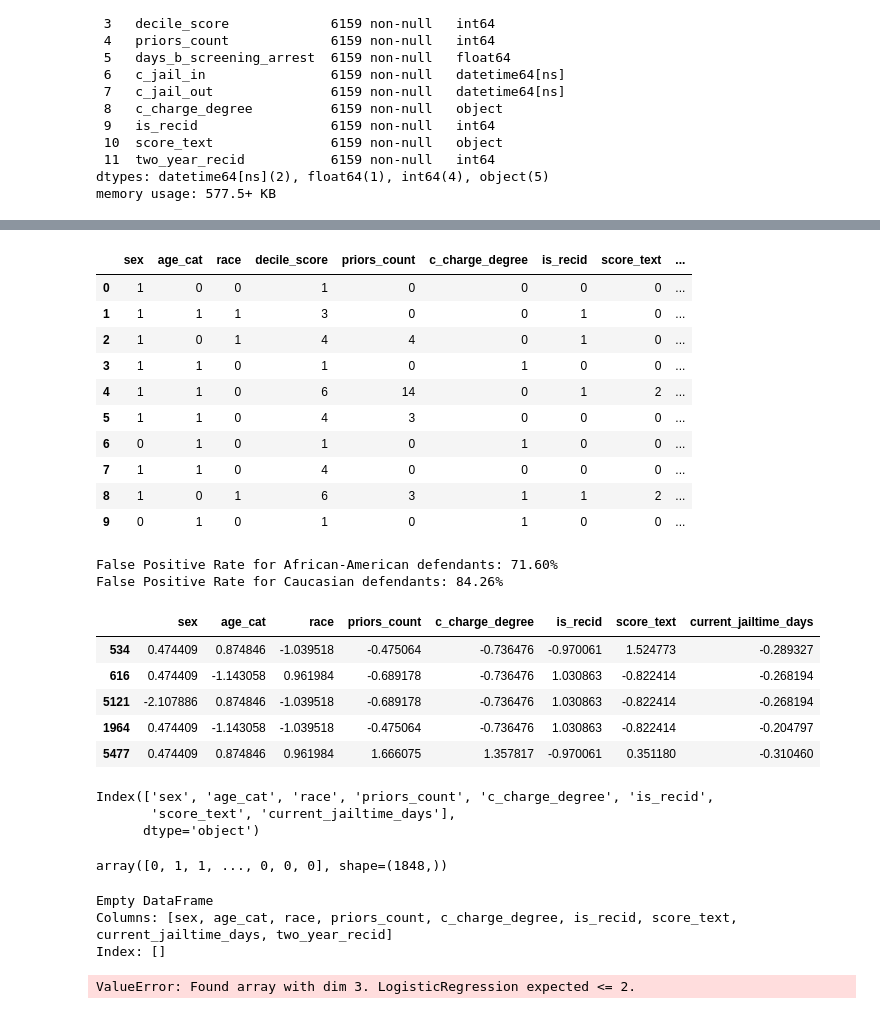
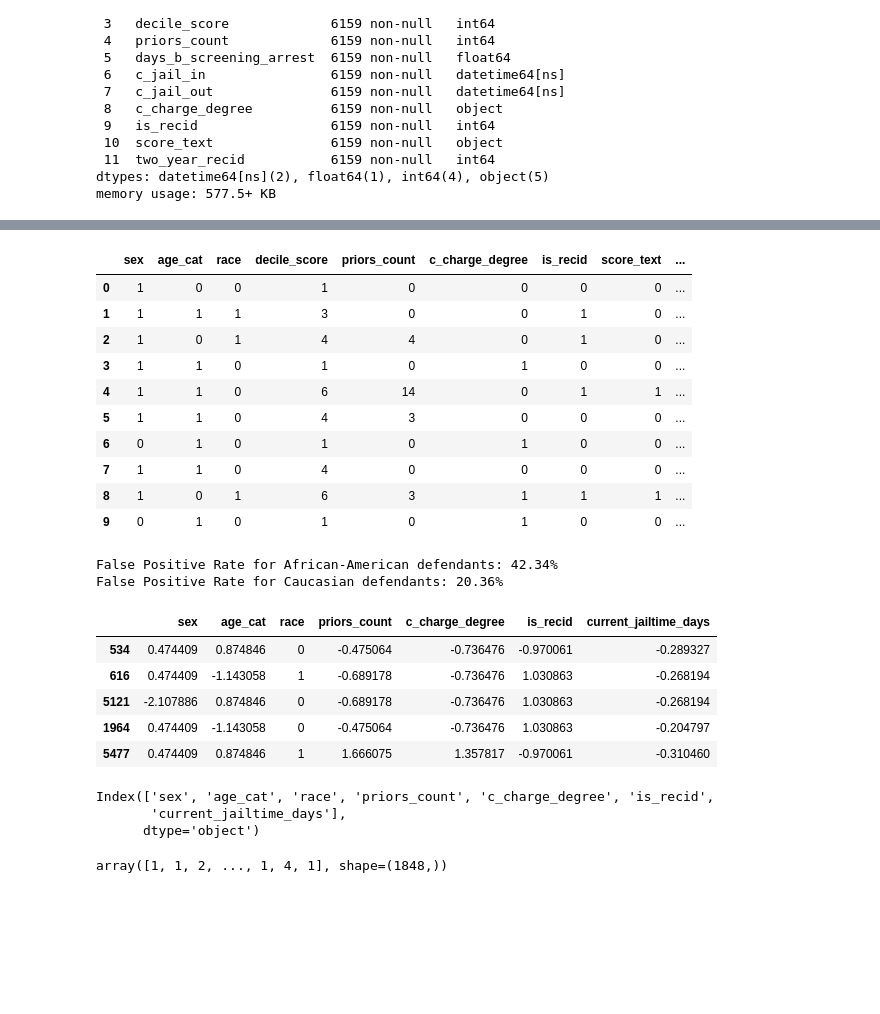
Before and after one commit to chess10kp/compass, a Jupyter notebook: compass.ipynb, the cells around one changed output, grey strips where cells are left out. Cells and saved outputs as stored; diff of their text form; code cells hidden in the pictures; blank space fills up the shorter version.

```diff
--- a/compass.ipynb
+++ b/compass.ipynb
@@ -104,6 +101,6 @@ df["race"] =  df["race"].apply(lambda x: 1 if (x == "African-American") else 0)
 df["sex"] = df["sex"].apply(lambda x: 1 if (x == "Male") else 0)
 df["age_cat"] = df["age_cat"].apply(lambda x: 1 if (x == "25 - 45") else 0)
 df["c_charge_degree"] = df["c_charge_degree"].apply(lambda x: 1 if (x == "M") else 0)
-df["score_text"] = df["score_text"].apply(lambda x: 1 if (x == "High") else 2 if (x == "Medium") else 0)
-df.head()
+df["score_text"] = df["score_text"].apply(lambda x: 2 if (x == "High") else 1 if (x == "Medium") else 0)
+df.info()
 # %% [output]
@@ -141,11 +129,11 @@ df.head(10)
 | 1 | 1 | 1 | 1 | 3 | 0 | 0 | 1 | 0 | ... |
 | 2 | 1 | 0 | 1 | 4 | 4 | 0 | 1 | 0 | ... |
 | 3 | 1 | 1 | 0 | 1 | 0 | 1 | 0 | 0 | ... |
-| 4 | 1 | 1 | 0 | 6 | 14 | 0 | 1 | 2 | ... |
+| 4 | 1 | 1 | 0 | 6 | 14 | 0 | 1 | 1 | ... |
 | 5 | 1 | 1 | 0 | 4 | 3 | 0 | 0 | 0 | ... |
 | 6 | 0 | 1 | 0 | 1 | 0 | 1 | 0 | 0 | ... |
 | 7 | 1 | 1 | 0 | 4 | 0 | 0 | 0 | 0 | ... |
-| 8 | 1 | 0 | 1 | 6 | 3 | 1 | 1 | 2 | ... |
+| 8 | 1 | 0 | 1 | 6 | 3 | 1 | 1 | 1 | ... |
 | 9 | 0 | 1 | 0 | 1 | 0 | 1 | 0 | 0 | ... |
 # %%
 # replicating propublica's research - NO MODEL
@@ -155,10 +143,9 @@ analysis = df[['race', 'score_text', 'two_year_recid']]
 # ASSUMPTION: score_text scales linear for danger
 # csv = pd.get_dummies(analysis ,columns=['score_text', 'race'])
 
-# Filter for defendants who did NOT recidivate
 non_recid = analysis[analysis['two_year_recid'] == 0]
 total_non_recid = non_recid['race'].value_counts()
-fpr = non_recid[non_recid['score_text'].isin([0, 1])]
+fpr = non_recid[non_recid['score_text'].isin([1, 2])]
 fpr_by_race = fpr['race'].value_counts()
 
 fpr_AA = fpr_by_race[1] / total_non_recid[1]
@@ -168,30 +155,30 @@ fpr_AA, fpr_non_AA
 print(f"False Positive Rate for African-American defendants: {fpr_AA:.2%}")
 print(f"False Positive Rate for Caucasian defendants: {fpr_non_AA:.2%}")
 # %% [output]
-False Positive Rate for African-American defendants: 71.60%
-False Positive Rate for Caucasian defendants: 84.26%
+False Positive Rate for African-American defendants: 42.34%
+False Positive Rate for Caucasian defendants: 20.36%
 # %%
 from sklearn.model_selection import train_test_split
 from sklearn.linear_model import LogisticRegression
 from sklearn.preprocessing import StandardScaler
 
 # simple logistic regression model
-X, y = df.drop(['two_year_recid', 'decile_score'], axis=1), df['two_year_recid']
+X, y = df.drop(['two_year_recid', 'decile_score', 'score_text'], axis=1), df['decile_score']
 X_train, X_test, y_train, y_test = train_test_split(X, y, test_size=0.3, random_state=100)
 
-numerical_cols = X_train.select_dtypes(include=np.number).columns
+numerical_cols = X_train.select_dtypes(include=np.number).drop(['race'], axis=1).columns
 scaler = StandardScaler()
 X_train[numerical_cols] = scaler.fit_transform(X_train[numerical_cols])
 X_test[numerical_cols] = scaler.transform(X_test[numerical_cols])
 
 X_test.head()
 # %% [output]
-|  | sex | age_cat | race | priors_count | c_charge_degree | is_recid | score_text | current_jailtime_days |
-| 534 | 0.474409 | 0.874846 | -1.039518 | -0.475064 | -0.736476 | -0.970061 | 1.524773 | -0.289327 |
-| 616 | 0.474409 | -1.143058 | 0.961984 | -0.689178 | -0.736476 | 1.030863 | -0.822414 | -0.268194 |
-| 5121 | -2.107886 | 0.874846 | -1.039518 | -0.689178 | -0.736476 | 1.030863 | -0.822414 | -0.268194 |
-| 1964 | 0.474409 | -1.143058 | -1.039518 | -0.475064 | -0.736476 | 1.030863 | -0.822414 | -0.204797 |
-| 5477 | 0.474409 | 0.874846 | 0.961984 | 1.666075 | 1.357817 | -0.970061 | 0.351180 | -0.310460 |
+|  | sex | age_cat | race | priors_count | c_charge_degree | is_recid | current_jailtime_days |
+| 534 | 0.474409 | 0.874846 | 0 | -0.475064 | -0.736476 | -0.970061 | -0.289327 |
+| 616 | 0.474409 | -1.143058 | 1 | -0.689178 | -0.736476 | 1.030863 | -0.268194 |
+| 5121 | -2.107886 | 0.874846 | 0 | -0.689178 | -0.736476 | 1.030863 | -0.268194 |
+| 1964 | 0.474409 | -1.143058 | 0 | -0.475064 | -0.736476 | 1.030863 | -0.204797 |
+| 5477 | 0.474409 | 0.874846 | 1 | 1.666075 | 1.357817 | -0.970061 | -0.310460 |
 # %%
 model = LogisticRegression(max_iter=1000, random_state=101)
 model.fit(X_train, y_train)
@@ -205,9 +192,9 @@ print(f"{X.columns}")
 pred
 # %% [output]
 Index(['sex', 'age_cat', 'race', 'priors_count', 'c_charge_degree', 'is_recid',
-       'score_text', 'current_jailtime_days'],
+       'current_jailtime_days'],
       dtype='object')
-array([0, 1, 1, ..., 0, 0, 0], shape=(1848,))
+array([1, 1, 2, ..., 1, 4, 1], shape=(1848,))
 # %%
 # now test for fairness, so change the race for the same  person and see if the prediction changes
 
@@ -218,15 +205,11 @@ import seaborn as sns
 
 # literally that's it, change the background variable, check if the prediction changes or if the percentage of the predicted class changes
 
-X_test['two_year_recid'] = y_test
-positive_predictions = X_test.copy()
-counterfactual_sample = positive_predictions.copy()
-counterfactual_X = counterfactual_sample.drop(['two_year_recid'], axis=1)
+X_test['score_text'] = y_test
+positive_predictions = X_test[X_test['race'] == 1]
+positive_predictions = positive_predictions.drop(['score_text'], axis=1)
+positive_pred = model.predict(positive_predictions)
 
-print(positive_predictions)
-print(f"Prediction for Non AA: {model.predict([counterfactual_X])}")
+counterfactual_X = positive_predictions.copy()
+counterfactual_X['race'] = 0
+counterfactual_pred = model.predict(counterfactual_X)
-# %% [output]
-Empty DataFrame
-Columns: [sex, age_cat, race, priors_count, c_charge_degree, is_recid, score_text, current_jailtime_days, two_year_recid]
-Index: []
-ValueError: Found array with dim 3. LogisticRegression expected <= 2.
```
Also changed, not shown: parts of 7 cells of this notebook.
